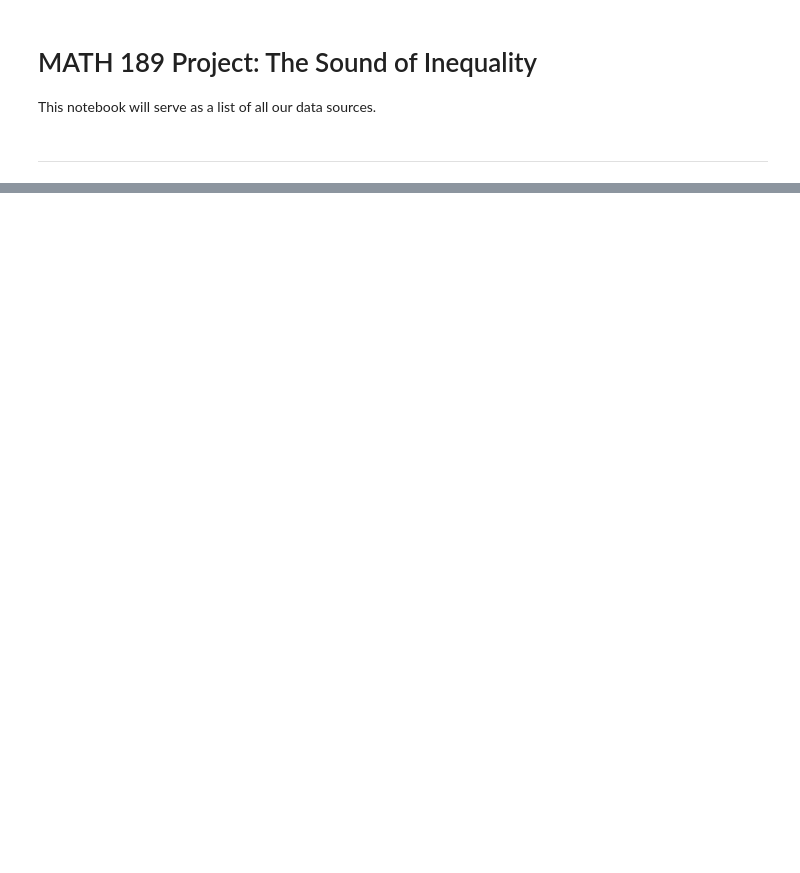
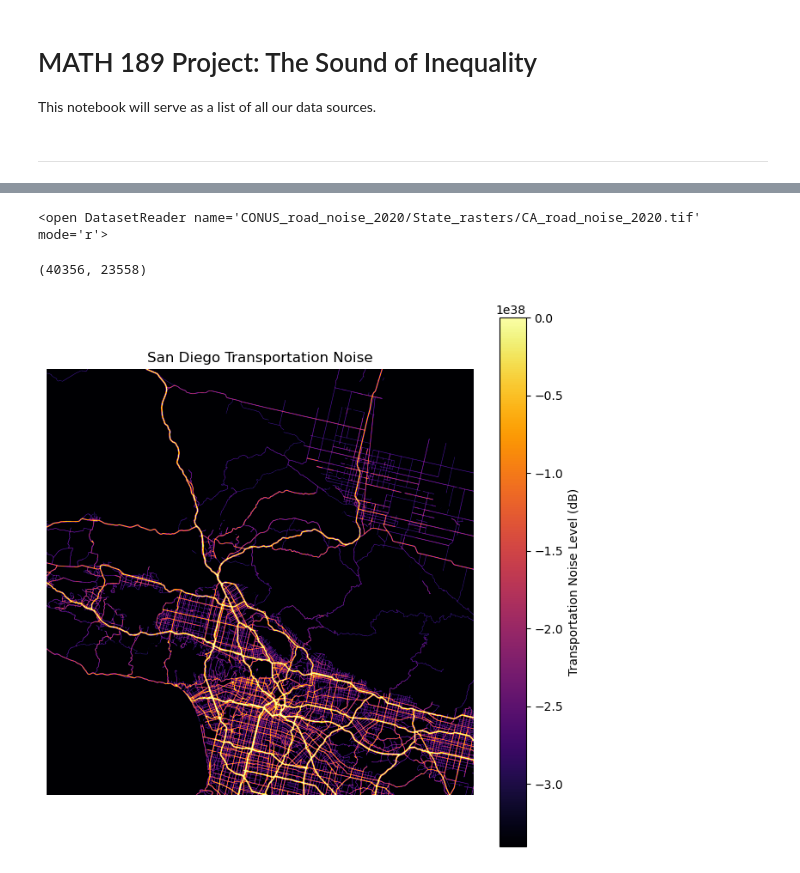
Before and after one commit to nengmao888/math189-final-project, a Jupyter notebook: data/math_189_datasets.ipynb, the cells around one changed output, grey strips where cells are left out. Cells and saved outputs as stored; diff of their text form; code cells hidden in the pictures; blank space fills up the shorter version.

```diff
--- a/data/math_189_datasets.ipynb
+++ b/data/math_189_datasets.ipynb
@@ -86,0 +78,20 @@ ConnectionError: HTTPSConnectionPool(host='maps.bts.dot.gov', port=443): Max ret
+# %%
+# Load California road noise raster
+
+import rasterio
+
+noise = rasterio.open(
+    'CONUS_road_noise_2020/State_rasters/CA_road_noise_2020.tif'
+)
+
+print(noise)
+# %% [output]
+<open DatasetReader name='CONUS_road_noise_2020/State_rasters/CA_road_noise_2020.tif' mode='r'>
+# %%
+# Read raster values
+
+noise_array = noise.read(1)
+
+print(noise_array.shape)
+# %% [output]
+(40356, 23558)
@@ -87 +108,35 @@ ConnectionError: HTTPSConnectionPool(host='maps.bts.dot.gov', port=443): Max ret
+# %%
+# Visualize California transportation noise
+
+from rasterio.windows import Window
+
+# Approximate San Diego crop
+window = Window(
+    col_off=9000,
+    row_off=30000,
+    width=4000,
+    height=4000
+)
+
+sd_noise = noise.read(
+    1,
+    window=window
+)
+
+plt.figure(figsize=(8,8))
+
+plt.imshow(
+    sd_noise,
+    cmap='inferno'
+)
+
+plt.colorbar(label='Transportation Noise Level (dB)')
+
+plt.title('San Diego Transportation Noise')
+
+plt.axis('off')
+
+plt.show()
+# %% [output]
+[figure, added]
 # %% [markdown]
```
Also changed, not shown: parts of 28 cells of this notebook, 1 other file.
